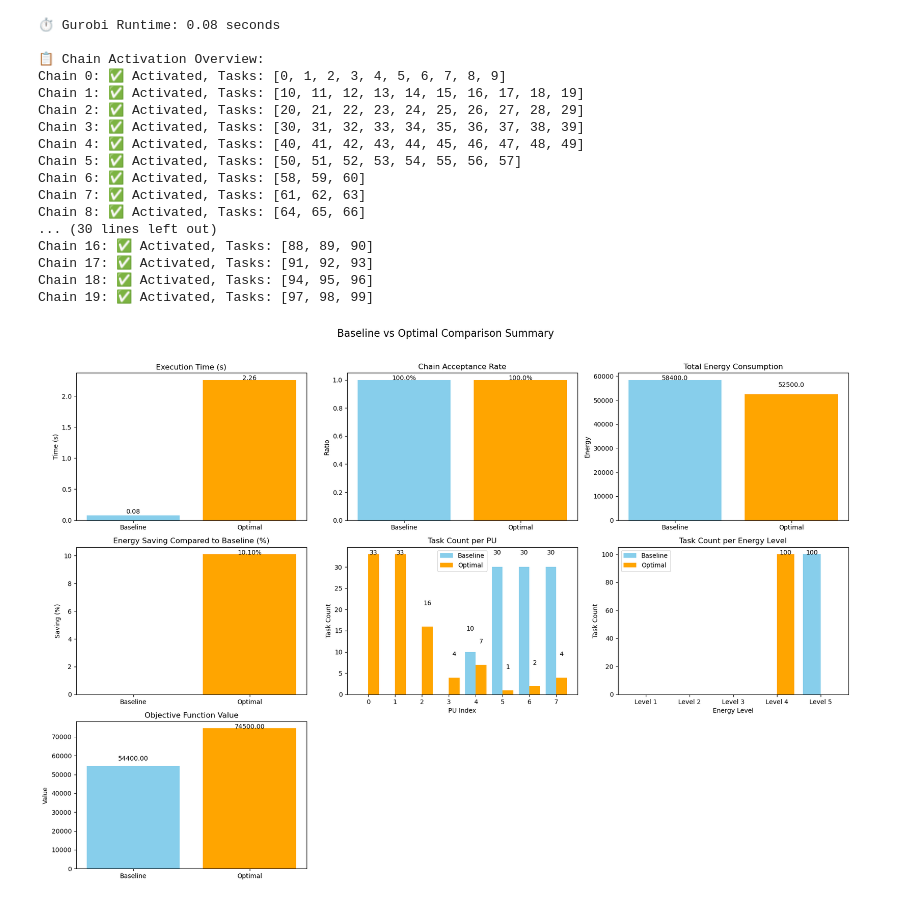
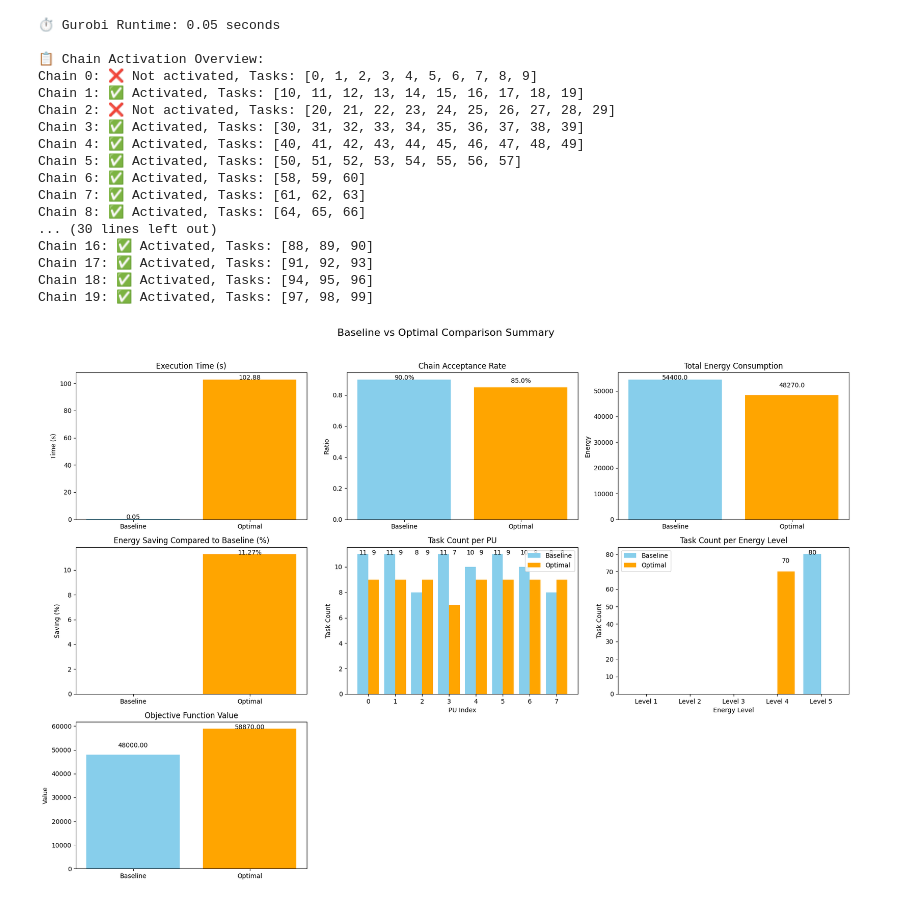
Before and after one commit to shuyangtian/Master_Arbeit, a Jupyter notebook: diff_E_PU_max.ipynb, the cells around one changed output. Cells and saved outputs as stored; diff of their text form; code cells hidden in the pictures.

```diff
--- a/diff_E_PU_max.ipynb
+++ b/diff_E_PU_max.ipynb
@@ -11,12 +11,13 @@ import random
 
 def configure_model(model):
     model.Params.OutputFlag = 0
-    model.Params.TimeLimit = 100
-    model.Params.MIPGap = 0.05
+    model.Params.TimeLimit = 300
+    model.Params.MIPGap = 0.1
     model.Params.Presolve = 2
     model.Params.MIPFocus = 1
     model.Params.Heuristics = 0.8
     model.Params.Threads = 8
+    model.Params.Seed = 42
 # %%
 # Parameters
 m = 8
@@ -419,23 +421,24 @@ Chain 19: ✅ Activated, Tasks: [97, 98, 99]
 # %%
-baseline_result = run_gurobi_model(alpha_1=8000, alpha_2=3, alpha_3=1.5, baseline=True)
-optimal_result  = run_gurobi_model(alpha_1=8000, alpha_2=3, alpha_3=1.5, baseline=False)
+
+baseline_result = run_gurobi_model(alpha_1=8000, alpha_2=3, alpha_3=1.5, baseline=True,E_PU_max = [5700] * m )
+optimal_result  = run_gurobi_model(alpha_1=8000, alpha_2=3, alpha_3=1.5, baseline=False,E_PU_max = [5700] * m)
 visualize_baseline_vs_optimal_extended(baseline_result, optimal_result)
 # %% [output]
-⏱️ Gurobi Runtime: 0.08 seconds
+⏱️ Gurobi Runtime: 0.05 seconds
 
 📋 Chain Activation Overview:
-Chain 0: ✅ Activated, Tasks: [0, 1, 2, 3, 4, 5, 6, 7, 8, 9]
+Chain 0: ❌ Not activated, Tasks: [0, 1, 2, 3, 4, 5, 6, 7, 8, 9]
 Chain 1: ✅ Activated, Tasks: [10, 11, 12, 13, 14, 15, 16, 17, 18, 19]
-Chain 2: ✅ Activated, Tasks: [20, 21, 22, 23, 24, 25, 26, 27, 28, 29]
+Chain 2: ❌ Not activated, Tasks: [20, 21, 22, 23, 24, 25, 26, 27, 28, 29]
 Chain 3: ✅ Activated, Tasks: [30, 31, 32, 33, 34, 35, 36, 37, 38, 39]
 Chain 4: ✅ Activated, Tasks: [40, 41, 42, 43, 44, 45, 46, 47, 48, 49]
 Chain 5: ✅ Activated, Tasks: [50, 51, 52, 53, 54, 55, 56, 57]
 Chain 6: ✅ Activated, Tasks: [58, 59, 60]
 Chain 7: ✅ Activated, Tasks: [61, 62, 63]
 Chain 8: ✅ Activated, Tasks: [64, 65, 66]
 ... (30 lines left out)
 Chain 16: ✅ Activated, Tasks: [88, 89, 90]
 Chain 17: ✅ Activated, Tasks: [91, 92, 93]
 Chain 18: ✅ Activated, Tasks: [94, 95, 96]
 Chain 19: ✅ Activated, Tasks: [97, 98, 99]
-[figure, old version]
+[figure, new version]
```
Also changed, not shown: parts of 1 cell of this notebook, 10 other files.
